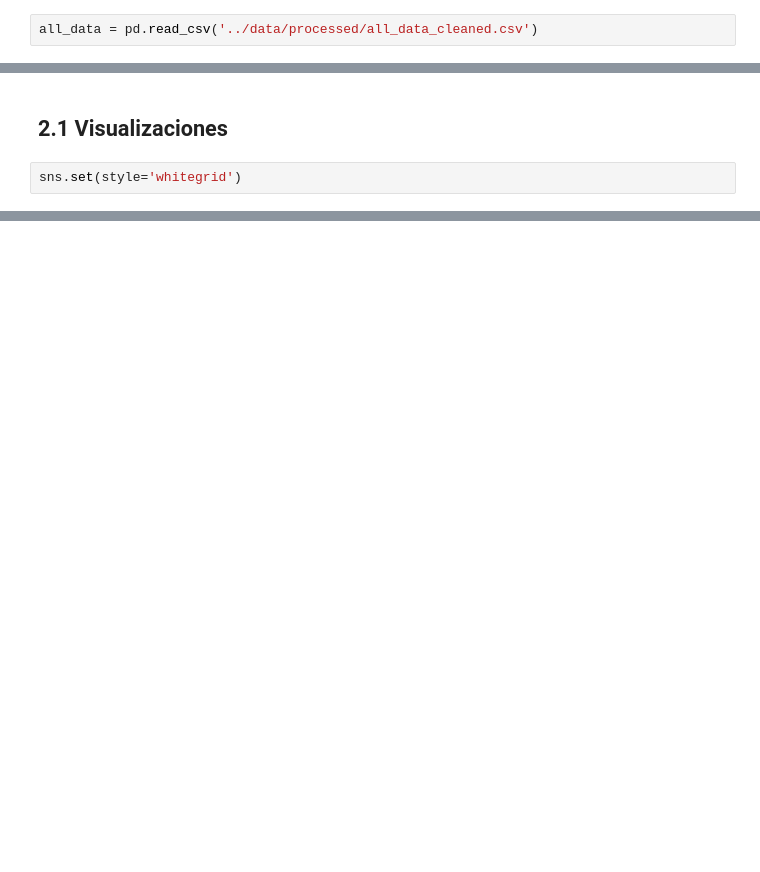
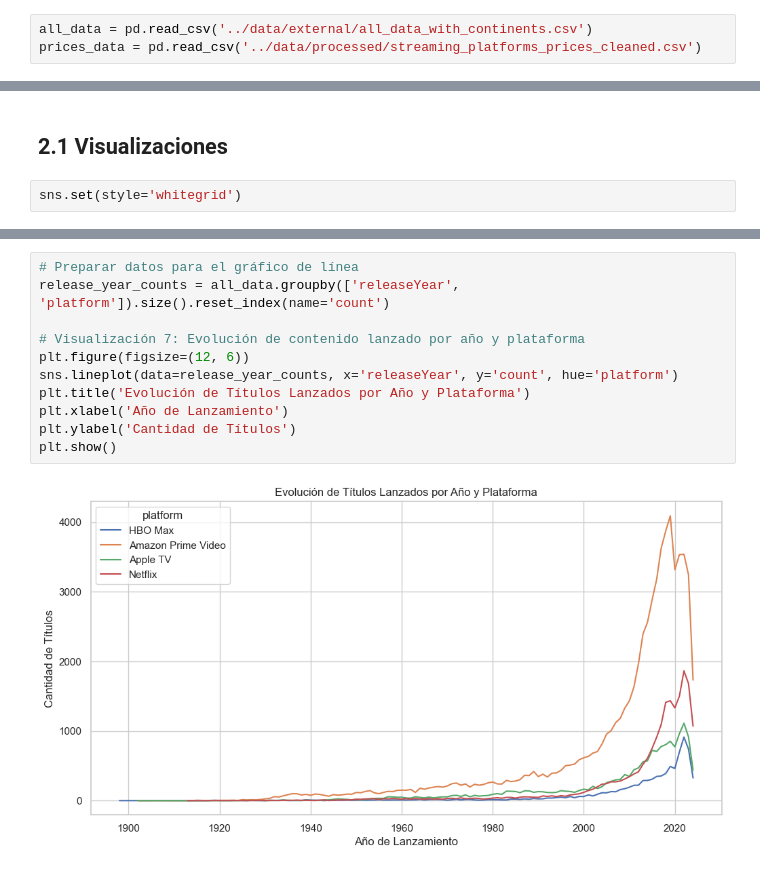
Before and after one commit to Sergio050799/Streaming_Data_Exploration, a Jupyter notebook: notebooks/03_data_visualization.ipynb, the cells around one changed output, grey strips where cells are left out. Cells and saved outputs as stored; diff of their text form; blank space fills up the shorter version.

```diff
--- a/notebooks/03_data_visualization.ipynb
+++ b/notebooks/03_data_visualization.ipynb
@@ -9,4 +9,5 @@ import seaborn as sns
 # %% [markdown]
 ## 1.1 Carga de datos limpios
 # %%
-all_data = pd.read_csv('../data/processed/all_data_cleaned.csv')
+all_data = pd.read_csv('../data/external/all_data_with_continents.csv')
+prices_data = pd.read_csv('../data/processed/streaming_platforms_prices_cleaned.csv')
@@ -77,2 +118,15 @@ plt.show()
 # %% [output]
 [figure]
+# %%
+# Preparar datos para el gráfico de línea
+release_year_counts = all_data.groupby(['releaseYear', 'platform']).size().reset_index(name='count')
+
+# Visualización 7: Evolución de contenido lanzado por año y plataforma
+plt.figure(figsize=(12, 6))
+sns.lineplot(data=release_year_counts, x='releaseYear', y='count', hue='platform')
+plt.title('Evolución de Títulos Lanzados por Año y Plataforma')
+plt.xlabel('Año de Lanzamiento')
+plt.ylabel('Cantidad de Títulos')
+plt.show()
+# %% [output]
+[figure, added]
```
Also changed, not shown: parts of 11 cells of this notebook, 1 other file.
